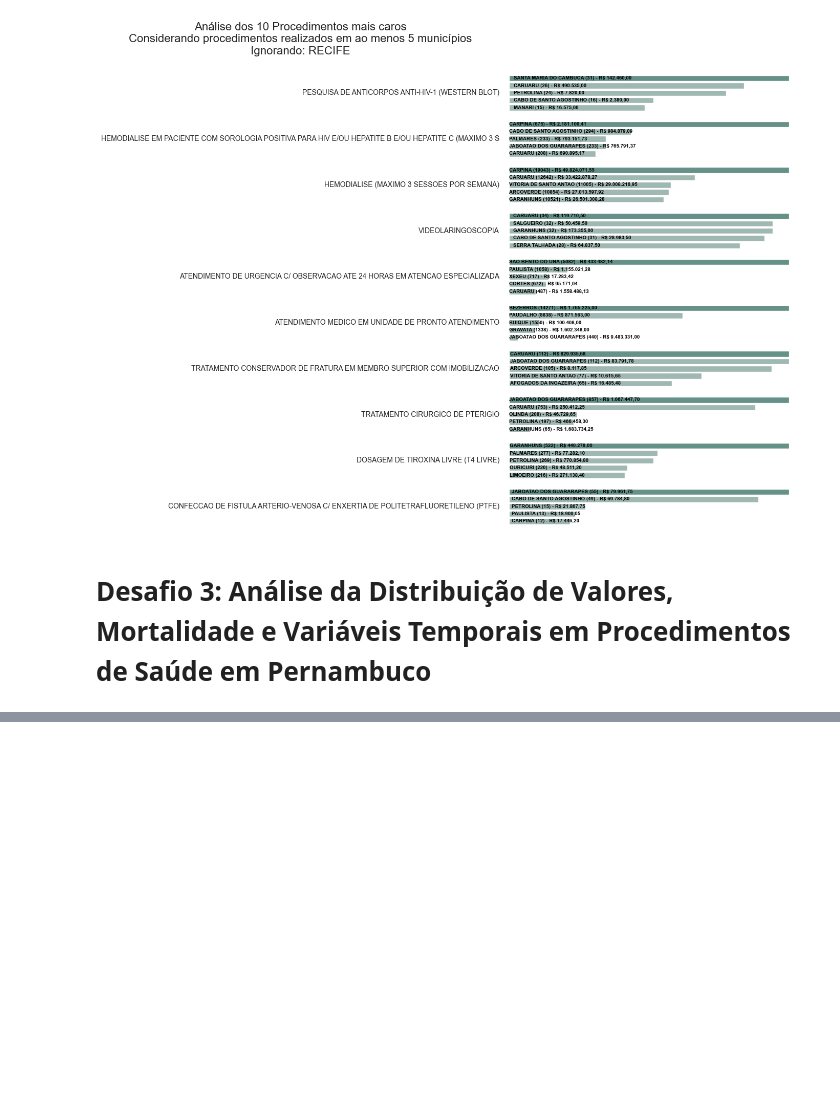
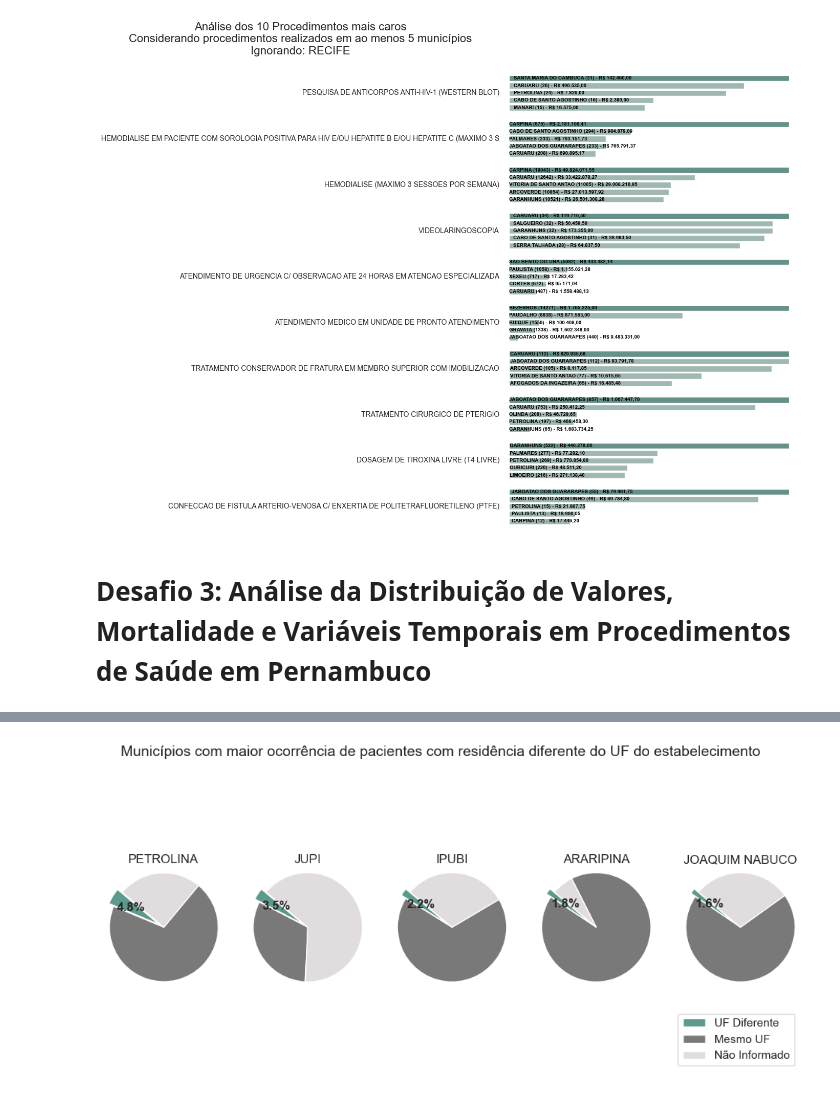
Before and after one commit to Vinicius-Luiz/etl_data_analisys_sia_python, a Jupyter notebook: 004_Data_Analysis.ipynb, the cells around one changed output, grey strips where cells are left out. Saved outputs shown, nothing was run; the diff lists cells and outputs as text; code cells hidden in the pictures; blank space fills up the shorter version.

```diff
--- a/004_Data_Analysis.ipynb
+++ b/004_Data_Analysis.ipynb
@@ -824,0 +889,4 @@ Gráfico de Linhas Temporais da Diferença de Município: Se houver dados de dat
+# %%
+plot_pie_301('PA_UFDIF')
+# %% [output]
+[figure, added]
```
Also changed, not shown: parts of 9 cells of this notebook.
